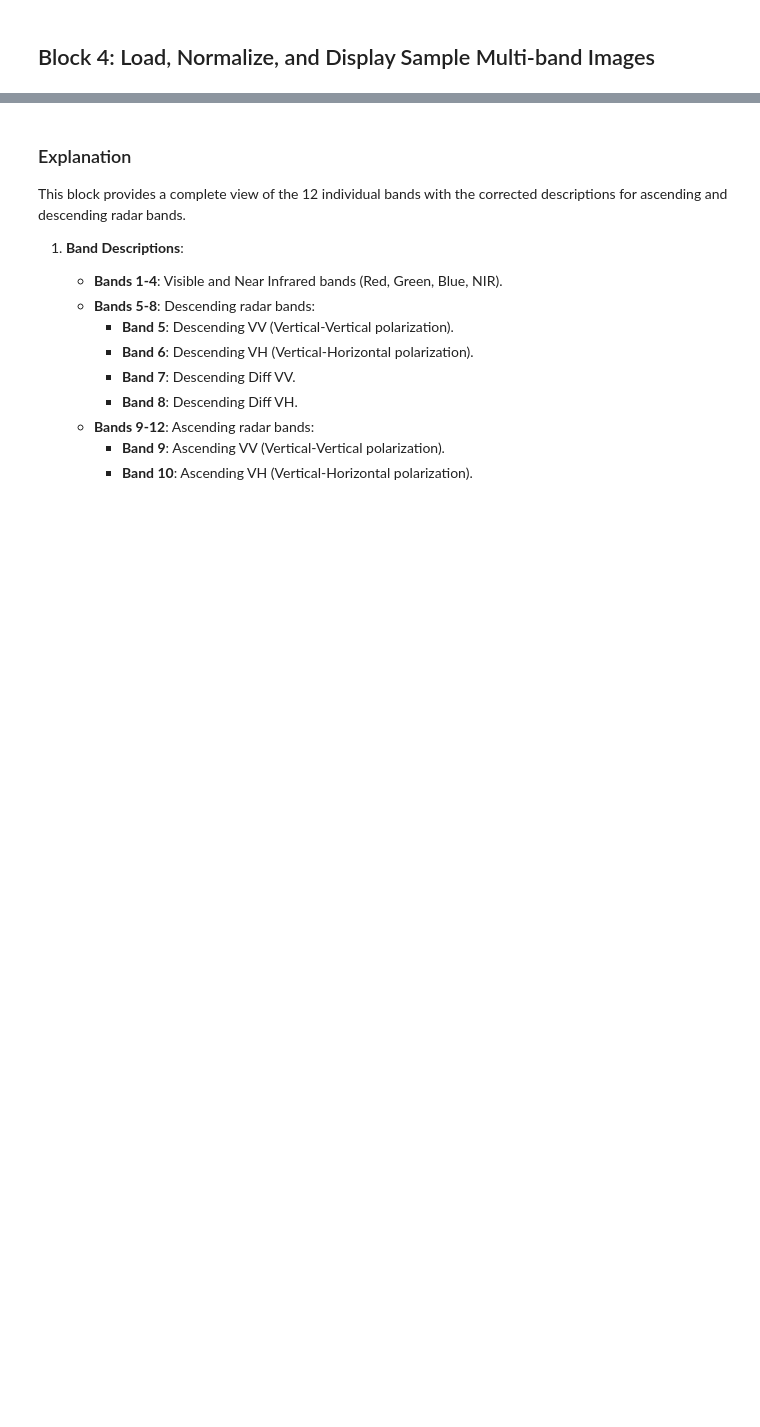
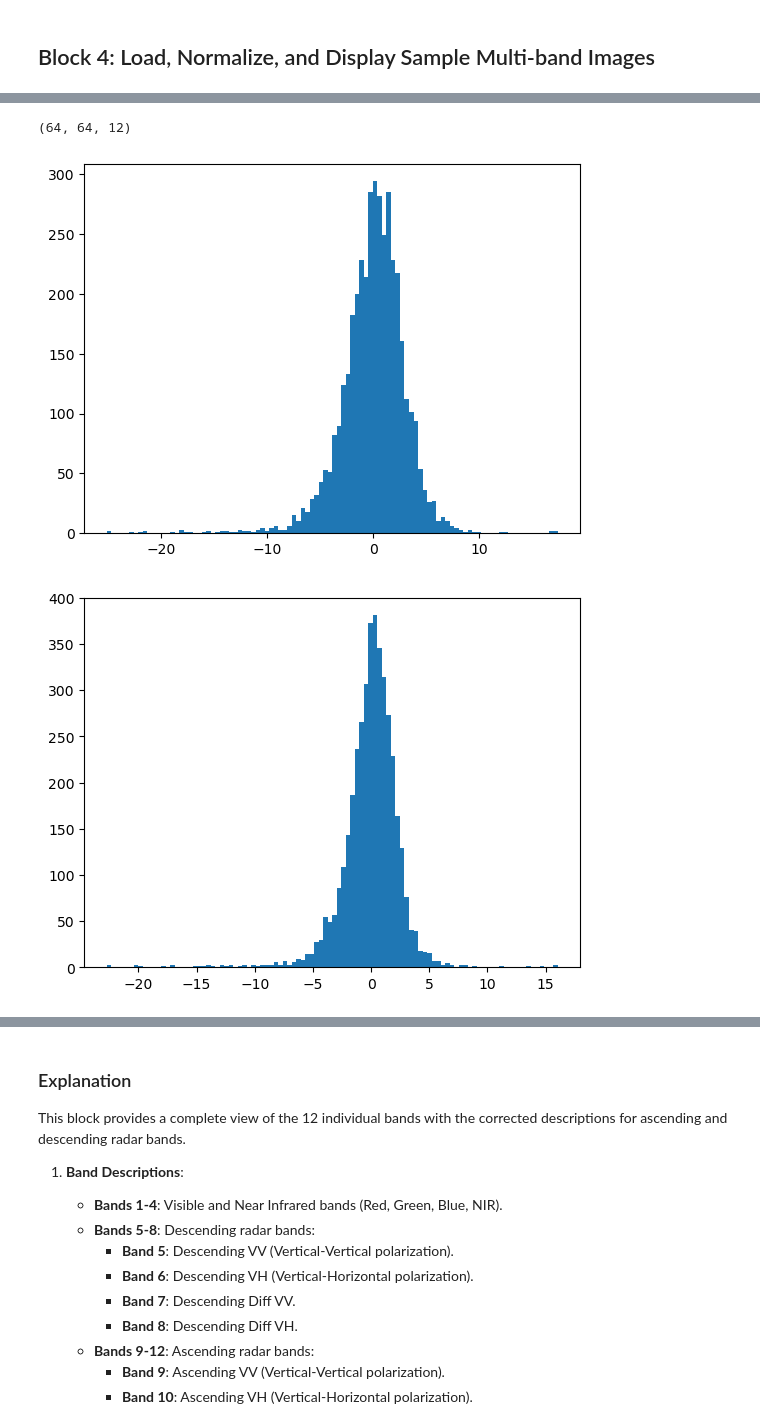
Before and after one commit to PhilipJanz/Landslide-Image-Classification, a Jupyter notebook: notebooks/Starter_Notebook_Landslide_Detection_Challenge.ipynb, the cells around one changed output, grey strips where cells are left out. Cells and saved outputs as stored; diff of their text form; code cells hidden in the pictures; blank space fills up the shorter version.

```diff
--- a/notebooks/Starter_Notebook_Landslide_Detection_Challenge.ipynb
+++ b/notebooks/Starter_Notebook_Landslide_Detection_Challenge.ipynb
@@ -163,0 +161,29 @@ for image_id in example_ids:
+# %%
+img = load_npy_image(image_id, TRAIN_IMAGE_DIR)
+img.shape
+# %% [output]
+(64, 64, 12)
+# %%
+from scipy.ndimage.filters import uniform_filter
+from scipy.ndimage.measurements import variance
+
+def lee_filter(img, size):
+    img_mean = uniform_filter(img, (size, size))
+    img_sqr_mean = uniform_filter(img**2, (size, size))
+    img_variance = img_sqr_mean - img_mean**2
+
+    overall_variance = variance(img)
+
+    img_weights = img_variance / (img_variance + overall_variance)
+    img_output = img_mean + img_weights * (img - img_mean)
+    return img_output
+# %%
+plt.hist(img[:,:,-1].flatten(), bins=100)
+plt.show()
+
+denoised_img = lee_filter(img[:,:,-1], 3)
+plt.hist(denoised_img.flatten(), bins=100)
+plt.show()
+# %% [output]
+[figure, added]
+[figure, added]
```
Also changed, not shown: parts of 12 cells of this notebook, 10 other files.
